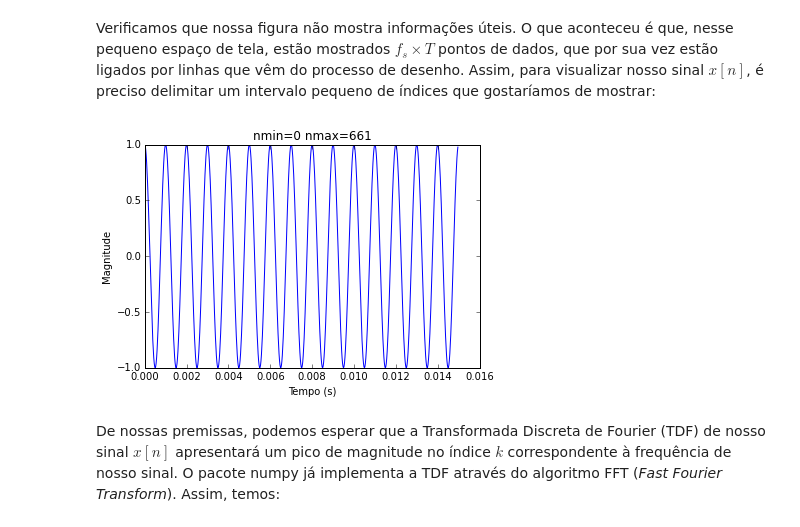
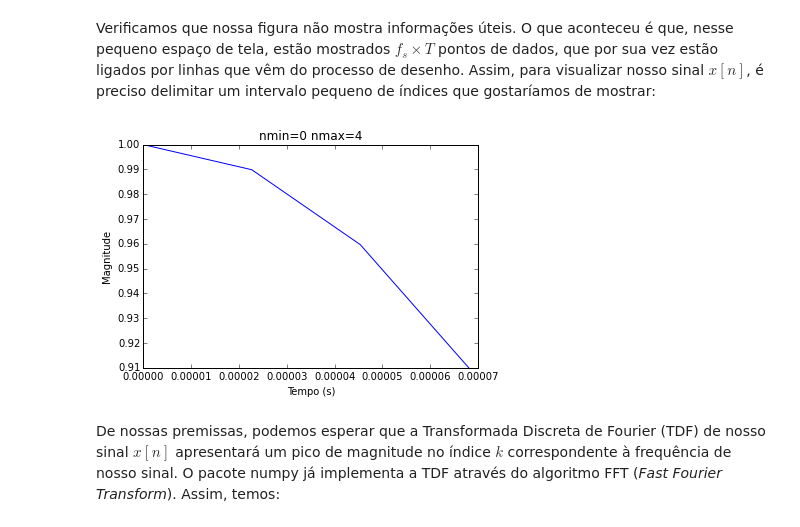
Before and after one commit to marcospiau/curso_audio, a Jupyter notebook: tdf_audio.ipynb, the cells around one changed output. Saved outputs shown, nothing was run; the diff lists cells and outputs as text; code cells hidden in the pictures.

```diff
--- a/tdf_audio.ipynb
+++ b/tdf_audio.ipynb
@@ -72,21 +72,21 @@ Verificamos que nossa figura não mostra informações úteis. O que aconteceu
 # %%
 # Definirei os indices maximo e minimo como uma funcao de instantes de tempo marcados em segundos
 # mantendo o significado fisico das minhas escolhas
-tmax = 0.015 # Segundos
+tmax = 0.0001 # Segundos
 tmin = 0. # Segundos
 
 # Conversao para indices:
 nmax = int(tmax * fs) # O arredondamento evita que nmax e nmin tenham valores fracionarios
 nmin = int(tmin * fs)
 
 # Novo desenho:
 plt.plot(t[nmin:nmax], x[nmin:nmax]) # x[a:b] é um vetor com os elementos de x de índices a ate b-1
 plt.title('nmin='+str(nmin)+' nmax='+str(nmax))
 plt.xlabel('Tempo (s)')
 plt.ylabel('Magnitude')
 plt.show()
 # %% [output]
-[figure, old version]
+[figure, new version]
 # %% [markdown]
 De nossas premissas, podemos esperar que a Transformada Discreta de Fourier (TDF) de nosso sinal $x[n]$ apresentará um pico de magnitude no índice $k$ correspondente à frequência de nosso sinal. O pacote numpy já implementa a TDF através do algoritmo FFT (*Fast Fourier Transform*). Assim, temos:
 # %%
```
Also changed, not shown: parts of 2 cells of this notebook, 2 other files.
